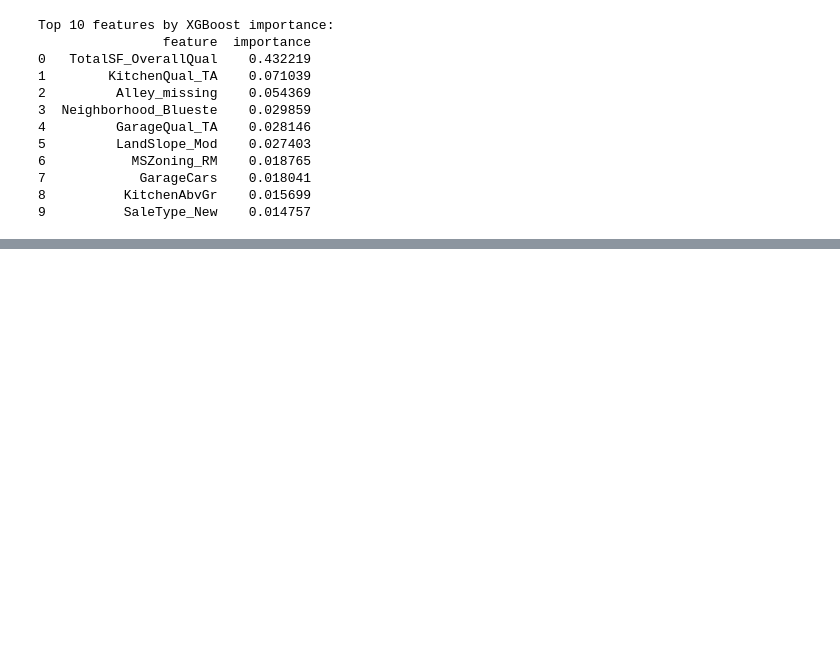
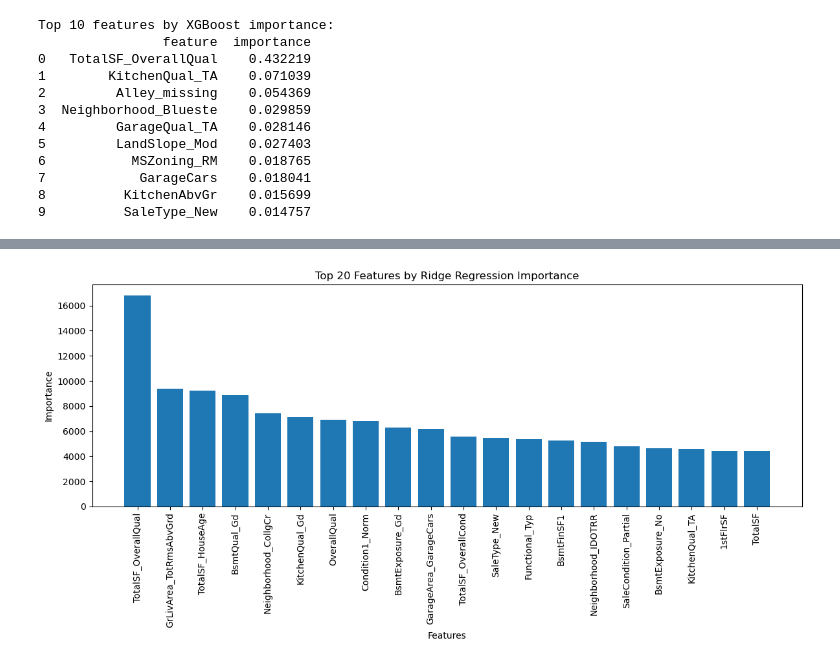
Before and after one commit to tomomitanaka00/Blog-Price-Prediction, a Jupyter notebook: Housing_Price_New.ipynb, the cells around one changed output, grey strips where cells are left out. Cells and saved outputs as stored; diff of their text form; code cells hidden in the pictures; blank space fills up the shorter version.

```diff
--- a/Housing_Price_New.ipynb
+++ b/Housing_Price_New.ipynb
@@ -406,3 +442,99 @@ Top 5 positive and negative OLS coefficients:
 216     GarageQual_Po -102573.124543
 92    Condition2_RRAe  -97157.170423
 235  MiscFeature_TenC  -96740.736155
+# %%
+from sklearn.linear_model import Ridge, ElasticNet
+from sklearn.model_selection import cross_validate, GridSearchCV
+from sklearn.metrics import make_scorer, mean_absolute_error, mean_squared_error, r2_score, median_absolute_error
+import numpy as np
+import pandas as pd
+import matplotlib.pyplot as plt
+
+def custom_mape(y_true, y_pred):
+    return np.mean(np.abs((y_true - y_pred) / y_true)) * 100
+
+def custom_scoring():
+    return {
+        'MAE': 'neg_mean_absolute_error',
+        'MSE': 'neg_mean_squared_error',
+        'MAPE': make_scorer(custom_mape, greater_is_better=False),
+        'MedAE': 'neg_median_absolute_error',
+        'R2': 'r2',
+        'RMSE': make_scorer(lambda y, y_pred: np.sqrt(mean_squared_error(y, y_pred)), greater_is_better=False)
+    }
+
+# Ridge Regression
+ridge_params = {'alpha': [0.1, 1, 10, 100, 1000]}
+ridge = GridSearchCV(Ridge(random_state=42), ridge_params, cv=5, scoring='neg_mean_squared_error')
+ridge.fit(X_processed, y)
+best_ridge = ridge.best_estimator_
+ridge_scores = cross_validate(best_ridge, X_processed, y, cv=5, scoring=custom_scoring())
+
+# Elastic Net
+elastic_net_params = {
+    'alpha': [0.001, 0.01, 0.1, 1, 10, 100],
+    'l1_ratio': [0.1, 0.3, 0.5, 0.7, 0.9],
+    'max_iter': [100000],
+    'tol': [1e-4]
+}
+elastic_net = GridSearchCV(ElasticNet(random_state=42), elastic_net_params, cv=5, scoring='neg_mean_squared_error', n_jobs=-1)
+elastic_net.fit(X_processed, y)
+best_elastic_net = elastic_net.best_estimator_
+elastic_net_scores = cross_validate(best_elastic_net, X_processed, y, cv=5, scoring=custom_scoring())
+
+def print_scores(model_name, scores):
+    print(f"\n{model_name} Results:")
+    for metric, values in scores.items():
+        if metric.startswith('test_'):
+            metric_name = metric[5:]
+            mean = np.mean(values)
+            std = np.std(values)
+            if metric_name in ['MAE', 'MSE', 'MedAE', 'RMSE', 'MAPE']:
+                print(f"{metric_name}: {-mean:.4f} (+/- {std * 2:.4f})")
+            else:
+                print(f"{metric_name}: {mean:.4f} (+/- {std * 2:.4f})")
+
+    mse = -np.mean(scores['test_MSE'])
+    print(f"RMSE (calculated from MSE): {np.sqrt(mse):.4f}")
+
+print(f"Best Ridge alpha: {ridge.best_params_['alpha']}")
+print_scores("Ridge Regression", ridge_scores)
+print(f"\nBest Elastic Net parameters: {elastic_net.best_params_}")
+print_scores("Elastic Net Regression", elastic_net_scores)
+
+# Feature Importance for Ridge Regression
+ridge_importances = pd.DataFrame({'feature': feature_names, 'importance': np.abs(best_ridge.coef_)})
+ridge_importances = ridge_importances.sort_values('importance', ascending=False).reset_index(drop=True)
+
+print("\nTop 10 features by Ridge importance:")
+print(ridge_importances.head(10))
+
+# Feature Importance for Elastic Net
+elastic_net_importances = pd.DataFrame({'feature': feature_names, 'importance': np.abs(best_elastic_net.coef_)})
+elastic_net_importances = elastic_net_importances.sort_values('importance', ascending=False).reset_index(drop=True)
+
+print("\nTop 10 features by Elastic Net importance:")
+print(elastic_net_importances.head(10))
+
+# Visualize feature importance
+def plot_feature_importance(importances, title):
+    plt.figure(figsize=(12, 6))
+    plt.bar(importances['feature'][:20], importances['importance'][:20])
+    plt.title(title)
+    plt.xlabel('Features')
+    plt.ylabel('Importance')
+    plt.xticks(rotation=90)
+    plt.tight_layout()
+    plt.show()
+
+plot_feature_importance(ridge_importances, 'Top 20 Features by Ridge Regression Importance')
+plot_feature_importance(elastic_net_importances, 'Top 20 Features by Elastic Net Regression Importance')
+
+# Compare feature importance
+combined_importances = pd.merge(ridge_importances, elastic_net_importances, on='feature', suffixes=('_ridge', '_elastic_net'))
+combined_importances['importance_difference'] = combined_importances['importance_ridge'] - combined_importances['importance_elastic_net']
+combined_importances = combined_importances.sort_values('importance_difference', key=abs, ascending=False)
+
+print("\nTop 10 features with the largest difference in importance between Ridge and Elastic Net:")
+print(combined_importances.head(10))
+# %% [output]
@@ -408,0 +558 @@ Top 5 positive and negative OLS coefficients:
+[figure, added]
```
Also changed, not shown: parts of 2 cells of this notebook.
